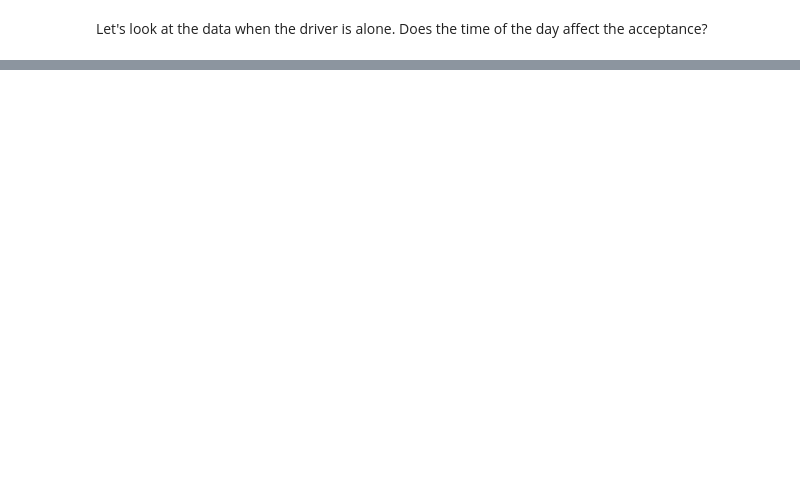
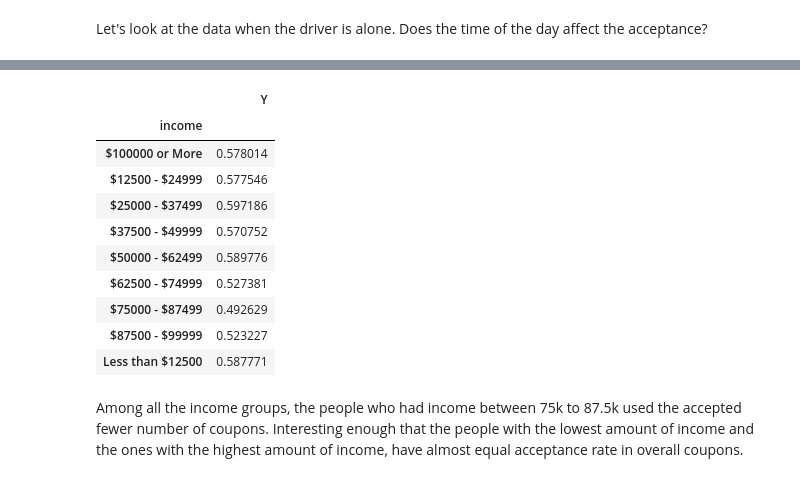
Before and after one commit to Hoomaaan/Coupon-Problem, a Jupyter notebook: Coupon Acceptance.ipynb, the cells around one changed output, grey strips where cells are left out. Drawn from its saved outputs; the diff is of its cells as text; code cells hidden in the pictures; blank space fills up the shorter version.

```diff
--- a/Coupon Acceptance.ipynb
+++ b/Coupon Acceptance.ipynb
@@ -488,0 +537,17 @@ px.histogram(coffee_house_alone_df, x='time', color='Y', barmode='group')
+# %%
+acc_rate_income = data.groupby('income')[['Y']].sum() / data.groupby('income')[['Y']].count()
+acc_rate_income
+# %% [output]
+|  | Y |
+| income |  |
+| $100000 or More | 0.578014 |
+| $12500 - $24999 | 0.577546 |
+| $25000 - $37499 | 0.597186 |
+| $37500 - $49999 | 0.570752 |
+| $50000 - $62499 | 0.589776 |
+| $62500 - $74999 | 0.527381 |
+| $75000 - $87499 | 0.492629 |
+| $87500 - $99999 | 0.523227 |
+| Less than $12500 | 0.587771 |
+# %% [markdown]
+Among all the income groups, the people who had income between 75k to 87.5k used the accepted fewer number of coupons. Interesting enough that the people with the lowest amount of income and the ones with the highest amount of income, have almost equal acceptance rate in overall coupons.
```
Also changed, not shown: parts of 13 cells of this notebook.
